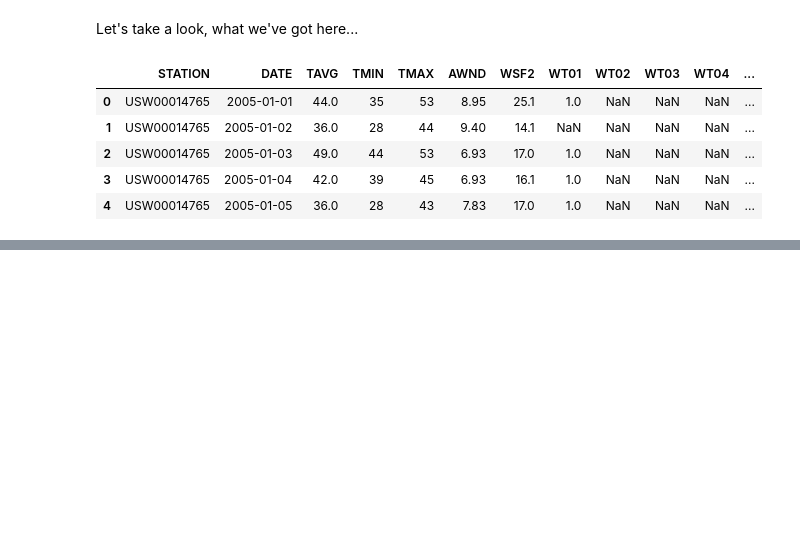
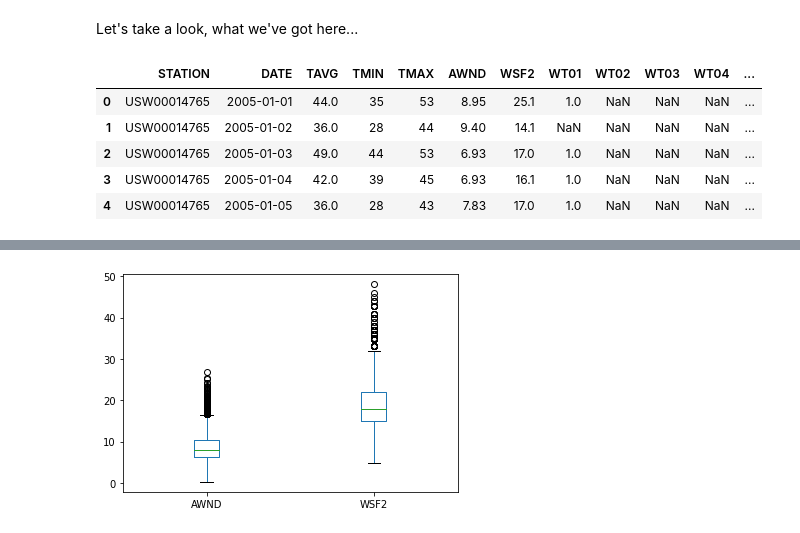
Before and after one commit to dataqueenpend/Case-Studies, a Jupyter notebook: Analyzing_Police_Activity_with_pandas.ipynb, the cells around one changed output, grey strips where cells are left out. Drawn from its saved outputs; the diff is of its cells as text; code cells hidden in the pictures; blank space fills up the shorter version.

```diff
--- a/Analyzing_Police_Activity_with_pandas.ipynb
+++ b/Analyzing_Police_Activity_with_pandas.ipynb
@@ -1604,0 +1633,5 @@ First we check the wind speed.
+# %%
+weather[['AWND', 'WSF2']].plot(kind='box')
+plt.show()
+# %% [output]
+[figure, added]
```
Also changed, not shown: parts of 47 cells of this notebook.
